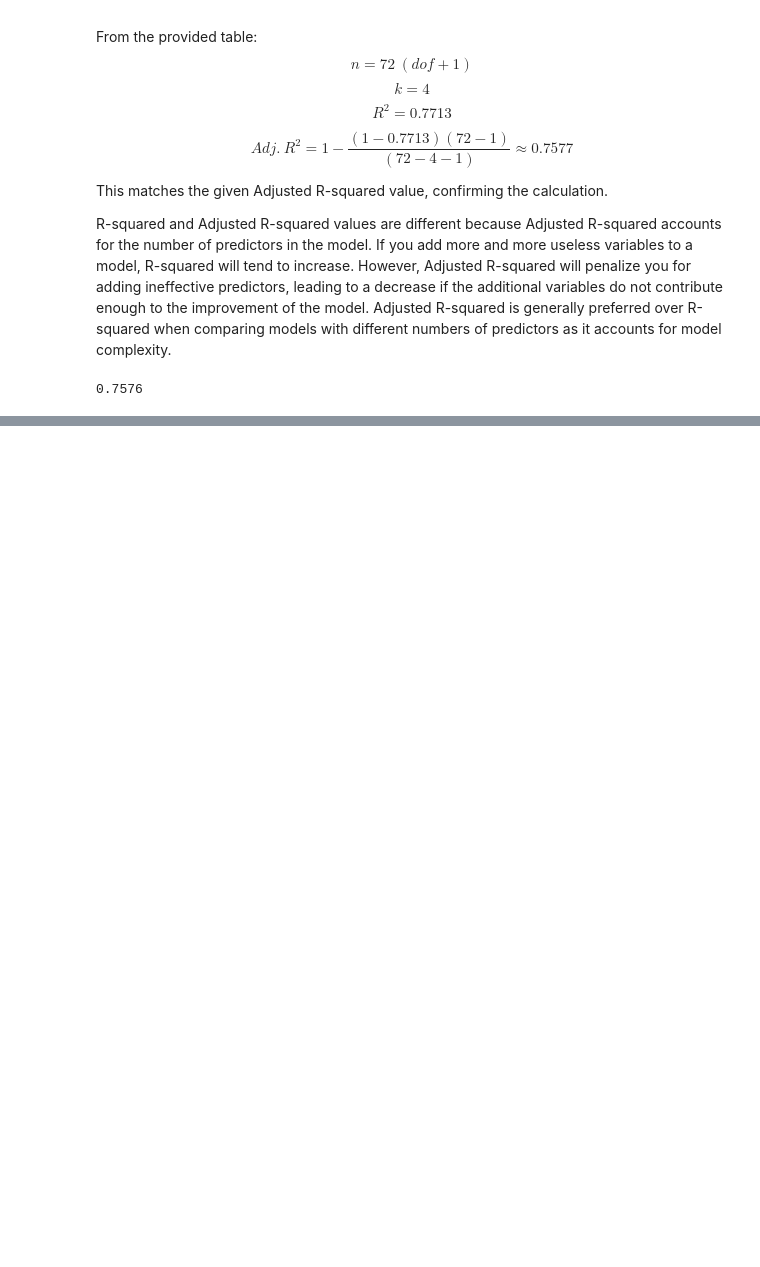
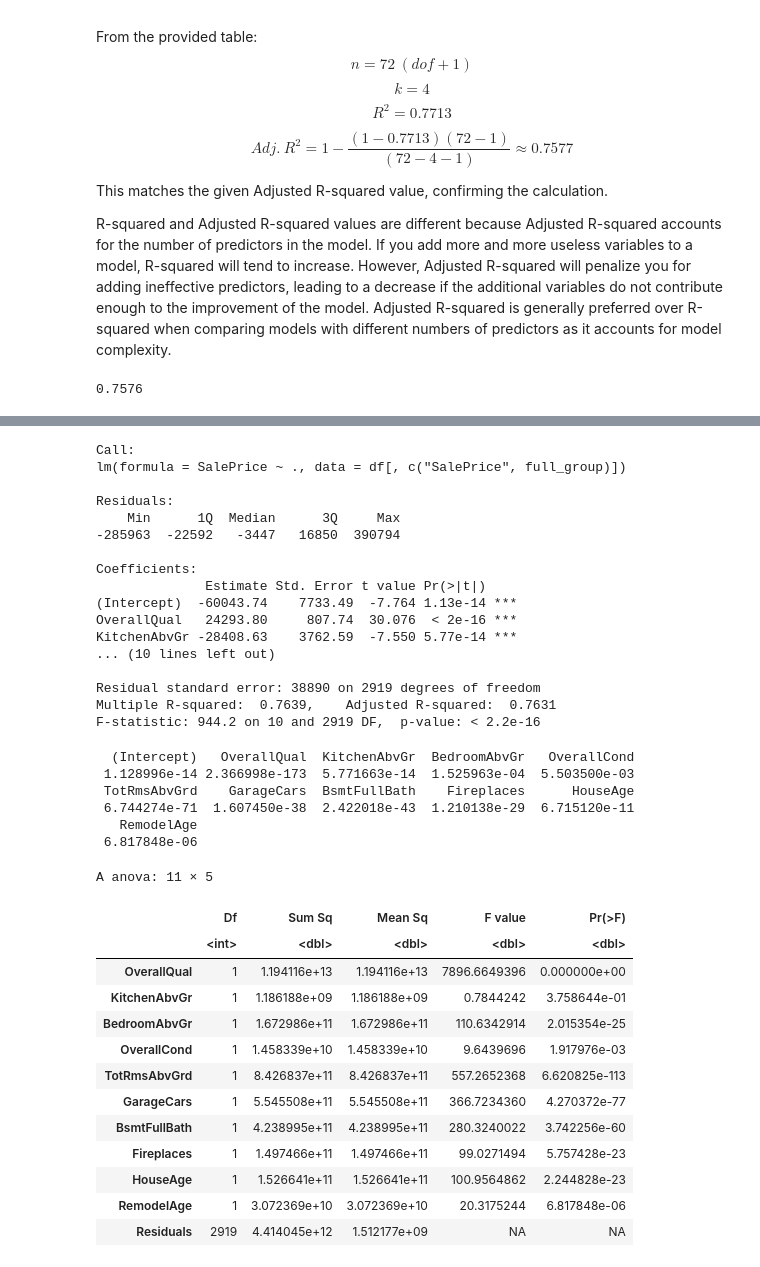
Before and after one commit to MichaelRocchio/msds_410, a Jupyter notebook: Assignment_3/rocchio_assign3.ipynb, the cells around one changed output, grey strips where cells are left out. Drawn from its saved outputs; the diff is of its cells as text; code cells hidden in the pictures; blank space fills up the shorter version.

```diff
--- a/Assignment_3/rocchio_assign3.ipynb
+++ b/Assignment_3/rocchio_assign3.ipynb
@@ -86,0 +494,43 @@ print(round(1-((1-.7713)*(72-1)/(72-4-1)),4))
+# %%
+model4 <- lm(SalePrice ~., data=df[, c("SalePrice", full_group)])
+summary(model4)
+summary(model4)$coefficients[,4]
+anova(model4)
+# %% [output]
+Call:
+lm(formula = SalePrice ~ ., data = df[, c("SalePrice", full_group)])
+
+Residuals:
+    Min      1Q  Median      3Q     Max
+-285963  -22592   -3447   16850  390794
+
+Coefficients:
+              Estimate Std. Error t value Pr(>|t|)
+(Intercept)  -60043.74    7733.49  -7.764 1.13e-14 ***
+OverallQual   24293.80     807.74  30.076  < 2e-16 ***
+KitchenAbvGr -28408.63    3762.59  -7.550 5.77e-14 ***
+... (10 lines left out)
+
+Residual standard error: 38890 on 2919 degrees of freedom
+Multiple R-squared:  0.7639,    Adjusted R-squared:  0.7631
+F-statistic: 944.2 on 10 and 2919 DF,  p-value: < 2.2e-16
+  (Intercept)   OverallQual  KitchenAbvGr  BedroomAbvGr   OverallCond
+ 1.128996e-14 2.366998e-173  5.771663e-14  1.525963e-04  5.503500e-03
+ TotRmsAbvGrd    GarageCars  BsmtFullBath    Fireplaces      HouseAge
+ 6.744274e-71  1.607450e-38  2.422018e-43  1.210138e-29  6.715120e-11
+   RemodelAge
+ 6.817848e-06
+A anova: 11 × 5
+|  | Df | Sum Sq | Mean Sq | F value | Pr(>F) |
+|  | <int> | <dbl> | <dbl> | <dbl> | <dbl> |
+| OverallQual | 1 | 1.194116e+13 | 1.194116e+13 | 7896.6649396 | 0.000000e+00 |
+| KitchenAbvGr | 1 | 1.186188e+09 | 1.186188e+09 | 0.7844242 | 3.758644e-01 |
+| BedroomAbvGr | 1 | 1.672986e+11 | 1.672986e+11 | 110.6342914 | 2.015354e-25 |
+| OverallCond | 1 | 1.458339e+10 | 1.458339e+10 | 9.6439696 | 1.917976e-03 |
+| TotRmsAbvGrd | 1 | 8.426837e+11 | 8.426837e+11 | 557.2652368 | 6.620825e-113 |
+| GarageCars | 1 | 5.545508e+11 | 5.545508e+11 | 366.7234360 | 4.270372e-77 |
+| BsmtFullBath | 1 | 4.238995e+11 | 4.238995e+11 | 280.3240022 | 3.742256e-60 |
+| Fireplaces | 1 | 1.497466e+11 | 1.497466e+11 | 99.0271494 | 5.757428e-23 |
+| HouseAge | 1 | 1.526641e+11 | 1.526641e+11 | 100.9564862 | 2.244828e-23 |
+| RemodelAge | 1 | 3.072369e+10 | 3.072369e+10 | 20.3175244 | 6.817848e-06 |
+| Residuals | 2919 | 4.414045e+12 | 1.512177e+09 | NA | NA |
```
Also changed, not shown: parts of 27 cells of this notebook, 7 other files.
